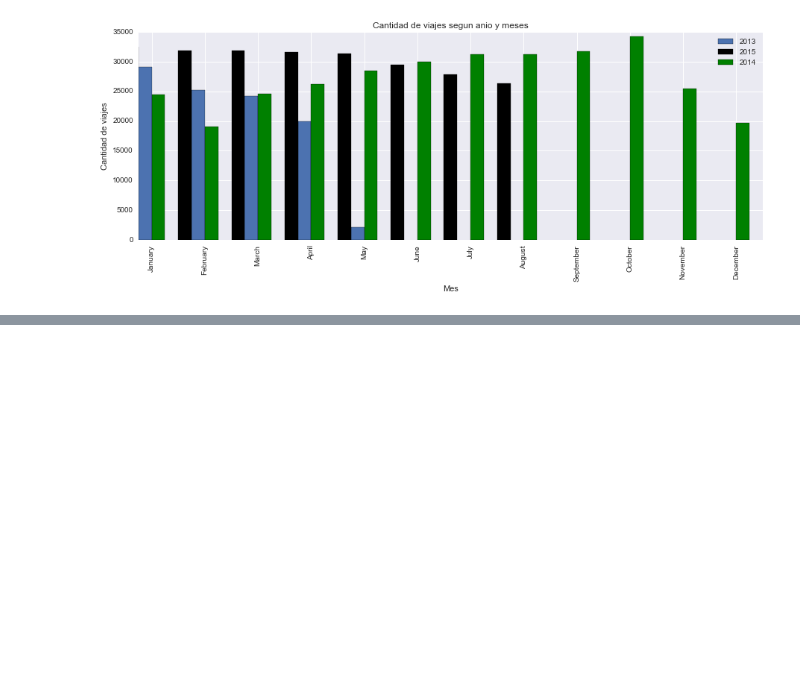
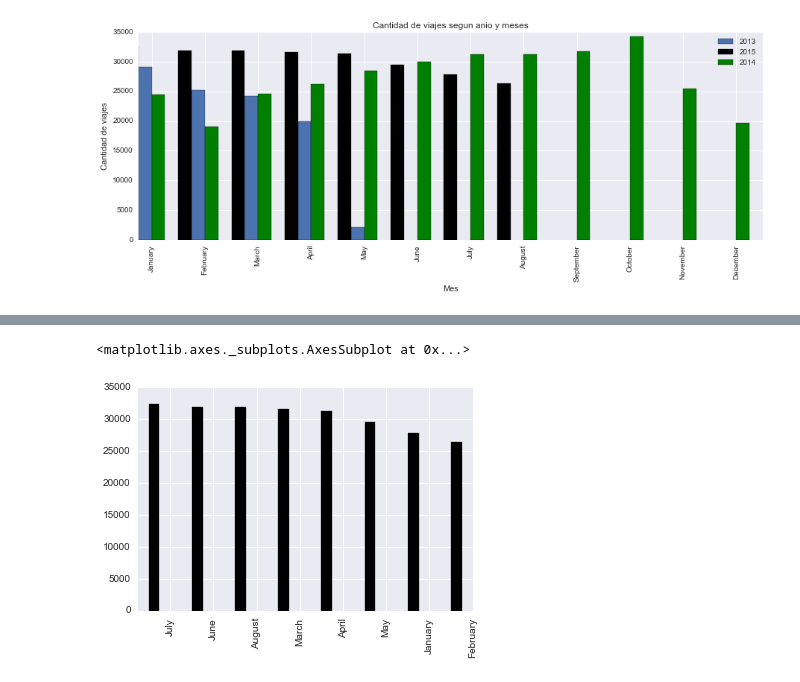
Before and after one commit to AlexVilla92/TP-Datos-2017, a Jupyter notebook: TP1-Exploracion-de-Datos-01-Cantidad-de-bicicletas-por-dia-y-hora.ipynb, the cells around one changed output, grey strips where cells are left out. Drawn from its saved outputs; the diff is of its cells as text; code cells hidden in the pictures; blank space fills up the shorter version.

```diff
--- a/TP1-Exploracion-de-Datos-01-Cantidad-de-bicicletas-por-dia-y-hora.ipynb
+++ b/TP1-Exploracion-de-Datos-01-Cantidad-de-bicicletas-por-dia-y-hora.ipynb
@@ -211,0 +249,4 @@ mesPor2015 = mesPor2015['Month'].value_counts()
+# %%
+mesPor2015 = mesPor2015.reindex(\
+['January','February','March','April','May','June','July','August','September','October','November','December'],fill_value=0)
+mesPor2015
@@ -241,0 +302,5 @@ plt.ylabel('Cantidad de viajes')
+# %%
+mesPor2015.plot('bar',position=2,color='black',width=0.25,label='2015')
+# %% [output]
+<matplotlib.axes._subplots.AxesSubplot at 0x...>
+[figure, added]
```
Also changed, not shown: parts of 6 cells of this notebook.
